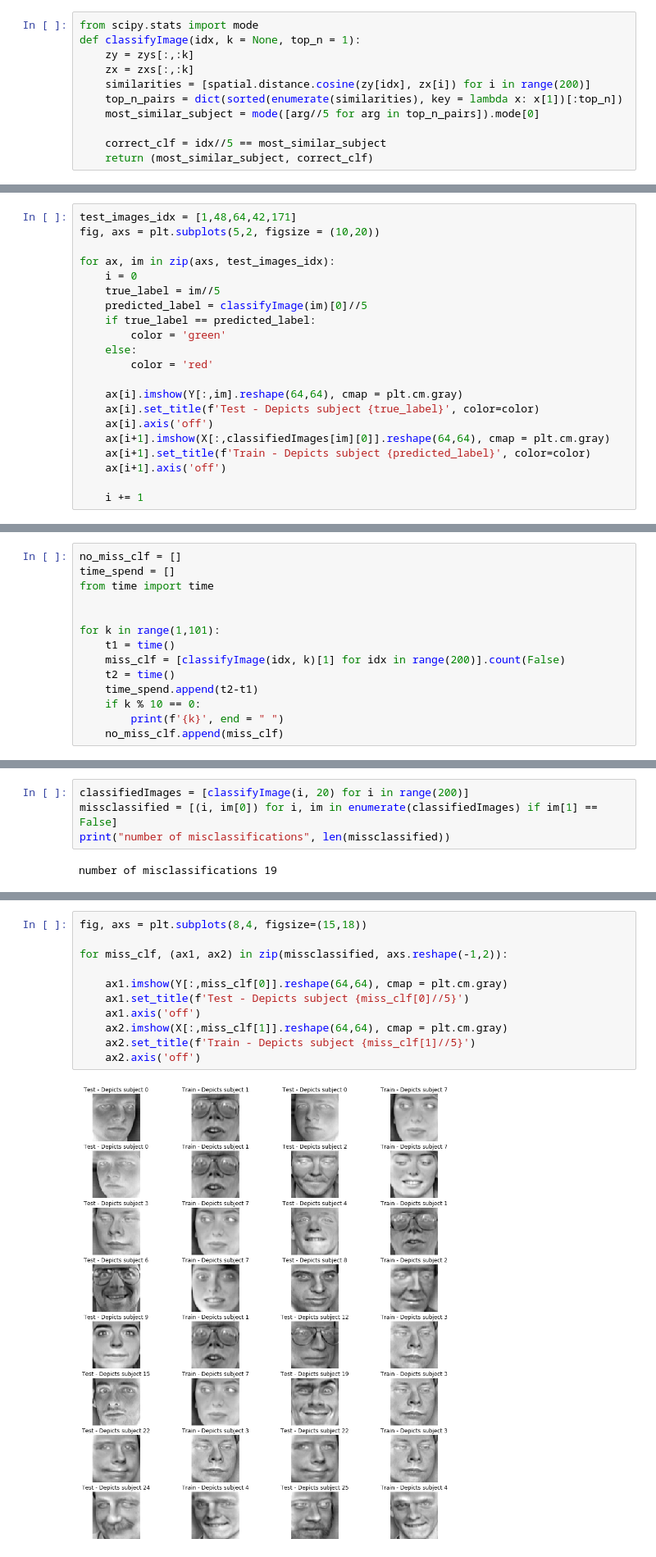
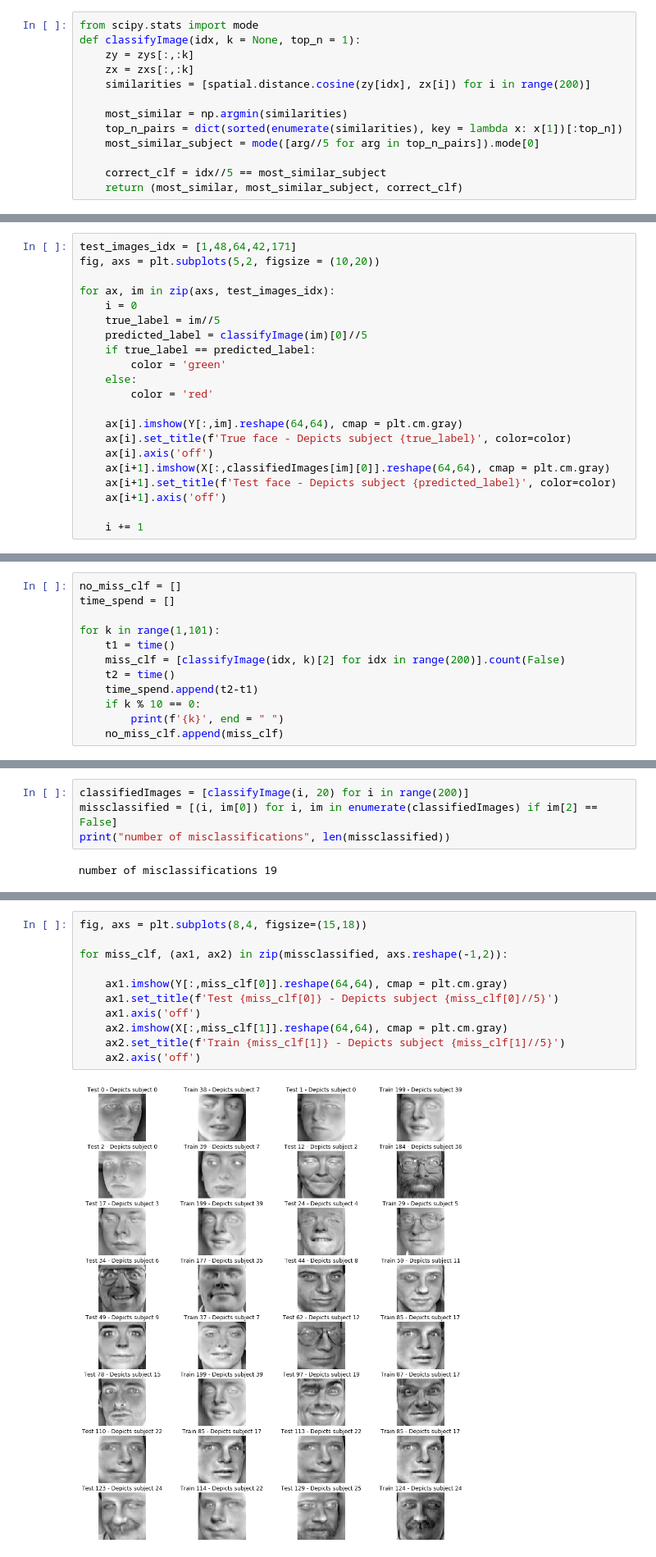
Before and after one commit to AndreasLH/02462-assignment2, a Jupyter notebook: Eigenfaces-Ollivetti.ipynb, the cells around one changed output, grey strips where cells are left out. Shown at 82% size. Drawn from its saved outputs; the diff is of its cells as text.

```diff
--- a/Eigenfaces-Ollivetti.ipynb
+++ b/Eigenfaces-Ollivetti.ipynb
@@ -201,11 +202,13 @@ def classifyImage(idx, k = None, top_n = 1):
     zy = zys[:,:k]
     zx = zxs[:,:k]
     similarities = [spatial.distance.cosine(zy[idx], zx[i]) for i in range(200)]
+
+    most_similar = np.argmin(similarities)
     top_n_pairs = dict(sorted(enumerate(similarities), key = lambda x: x[1])[:top_n])
     most_similar_subject = mode([arg//5 for arg in top_n_pairs]).mode[0]
 
     correct_clf = idx//5 == most_similar_subject
-    return (most_similar_subject, correct_clf)
+    return (most_similar, most_similar_subject, correct_clf)
 # %% [markdown]
 ## Most similar image
 # %%
@@ -228,10 +231,10 @@ for ax, im in zip(axs, test_images_idx):
         color = 'red'
 
     ax[i].imshow(Y[:,im].reshape(64,64), cmap = plt.cm.gray)
-    ax[i].set_title(f'Test - Depicts subject {true_label}', color=color)
+    ax[i].set_title(f'True face - Depicts subject {true_label}', color=color)
     ax[i].axis('off')
     ax[i+1].imshow(X[:,classifiedImages[im][0]].reshape(64,64), cmap = plt.cm.gray)
-    ax[i+1].set_title(f'Train - Depicts subject {predicted_label}', color=color)
+    ax[i+1].set_title(f'Test face - Depicts subject {predicted_label}', color=color)
     ax[i+1].axis('off')
 
     i += 1
@@ -244,12 +247,10 @@ Compute and plot the number of miss-classifications when using different number
 # %%
 no_miss_clf = []
 time_spend = []
-from time import time
-
 
 for k in range(1,101):
     t1 = time()
-    miss_clf = [classifyImage(idx, k)[1] for idx in range(200)].count(False)
+    miss_clf = [classifyImage(idx, k)[2] for idx in range(200)].count(False)
     t2 = time()
     time_spend.append(t2-t1)
     if k % 10 == 0:
@@ -280,6 +282,6 @@ When using 20 eigenfaces
 # %%
 classifiedImages = [classifyImage(i, 20) for i in range(200)]
-missclassified = [(i, im[0]) for i, im in enumerate(classifiedImages) if im[1] == False]
+missclassified = [(i, im[0]) for i, im in enumerate(classifiedImages) if im[2] == False]
 print("number of misclassifications", len(missclassified))
 # %% [output]
 number of misclassifications 19
@@ -290,16 +292,16 @@ Here we are showing 40 of some the misclassified images (again when classifying
 # %%
 fig, axs = plt.subplots(8,4, figsize=(15,18))
 
 for miss_clf, (ax1, ax2) in zip(missclassified, axs.reshape(-1,2)):
 
     ax1.imshow(Y[:,miss_clf[0]].reshape(64,64), cmap = plt.cm.gray)
-    ax1.set_title(f'Test - Depicts subject {miss_clf[0]//5}')
+    ax1.set_title(f'Test {miss_clf[0]} - Depicts subject {miss_clf[0]//5}')
     ax1.axis('off')
     ax2.imshow(X[:,miss_clf[1]].reshape(64,64), cmap = plt.cm.gray)
-    ax2.set_title(f'Train - Depicts subject {miss_clf[1]//5}')
+    ax2.set_title(f'Train {miss_clf[1]} - Depicts subject {miss_clf[1]//5}')
     ax2.axis('off')
 # %% [output]
-[figure, old version]
+[figure, new version]
 # %% [markdown]
 It seems like the classifier is having trouble with the most generic round faces which are similar to the mean face, as well as faces with glasses - likely because there are far fewer faces with glasses in the dataset.
 
```
Also changed, not shown: parts of 8 cells of this notebook.
